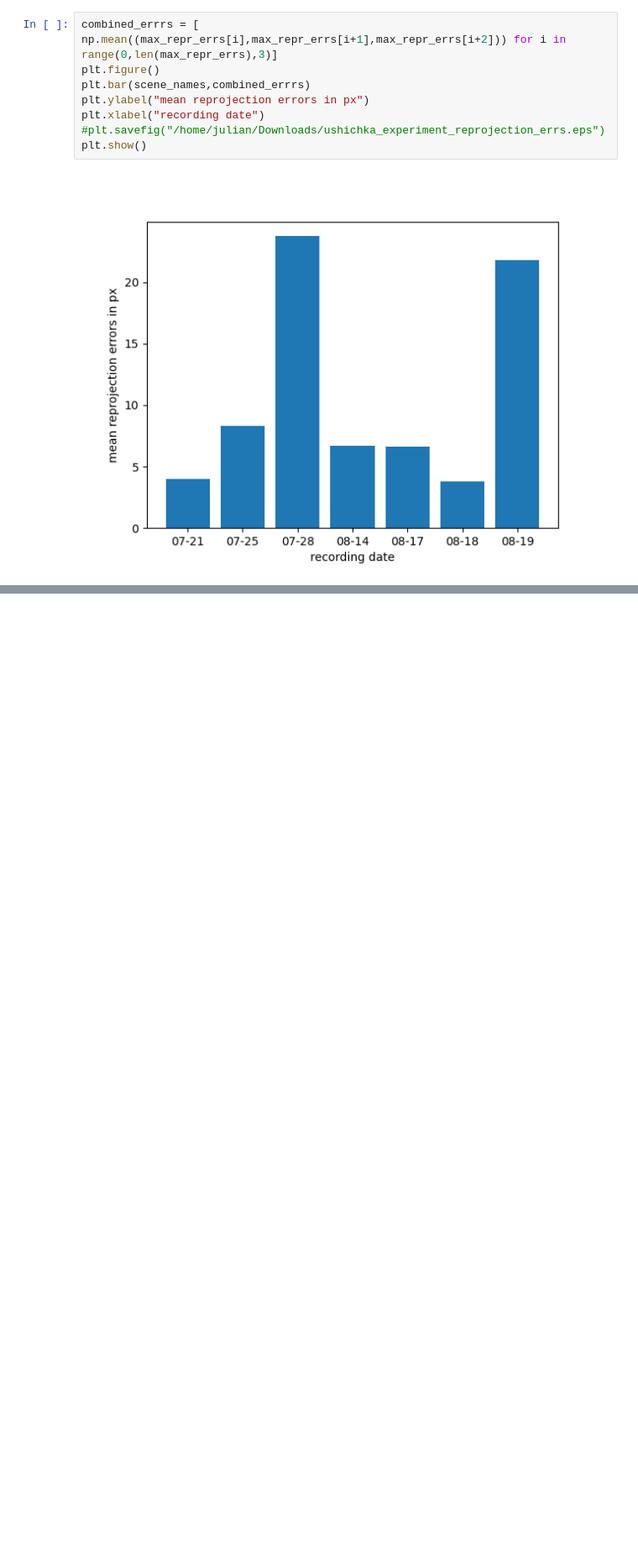
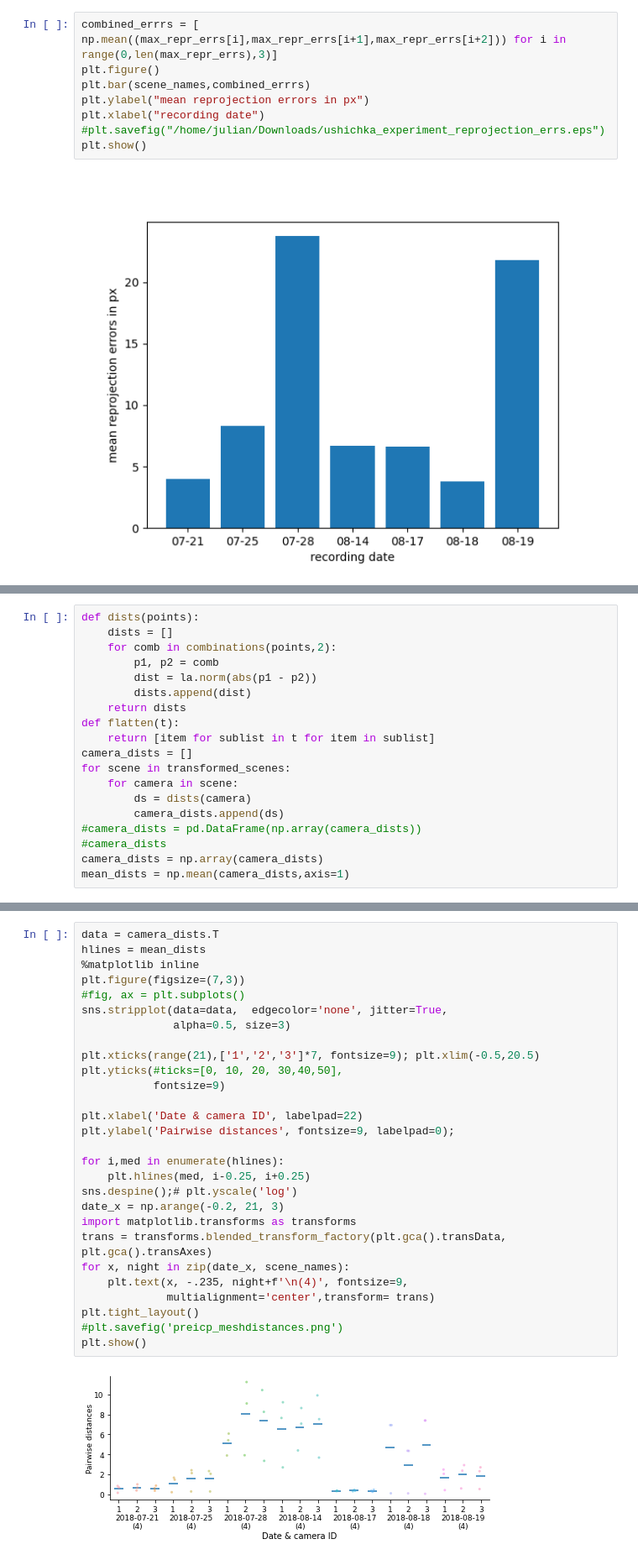
Before and after one commit to ushichka/dmcp, a Jupyter notebook: notebooks/analyze_ushichka_exp.ipynb, the cells around one changed output, grey strips where cells are left out. Shown at 84% size. Drawn from its saved outputs; the diff is of its cells as text; blank space fills up the shorter version.

Commit message:
pairwise estimated camera distances scatter plot

```diff
--- a/notebooks/analyze_ushichka_exp.ipynb
+++ b/notebooks/analyze_ushichka_exp.ipynb
@@ -117,0 +151,19 @@ The PostScript backend does not support transparency; partially transparent arti
+# %%
+def dists(points):
+    dists = []
+    for comb in combinations(points,2):
+        p1, p2 = comb
+        dist = la.norm(abs(p1 - p2))
+        dists.append(dist)
+    return dists
+def flatten(t):
+    return [item for sublist in t for item in sublist]
+camera_dists = []
+for scene in transformed_scenes:
+    for camera in scene:
+        ds = dists(camera)
+        camera_dists.append(ds)
+#camera_dists = pd.DataFrame(np.array(camera_dists))
+#camera_dists
+camera_dists = np.array(camera_dists)
+mean_dists = np.mean(camera_dists,axis=1)
@@ -117,0 +188,30 @@ The PostScript backend does not support transparency; partially transparent arti
+# %%
+data = camera_dists.T
+hlines = mean_dists
+%matplotlib inline
+plt.figure(figsize=(7,3))
+#fig, ax = plt.subplots()
+sns.stripplot(data=data,  edgecolor='none', jitter=True,
+              alpha=0.5, size=3)
+
+plt.xticks(range(21),['1','2','3']*7, fontsize=9); plt.xlim(-0.5,20.5)
+plt.yticks(#ticks=[0, 10, 20, 30,40,50],
+           fontsize=9)
+
+plt.xlabel('Date & camera ID', labelpad=22)
+plt.ylabel('Pairwise distances', fontsize=9, labelpad=0);
+
+for i,med in enumerate(hlines):
+    plt.hlines(med, i-0.25, i+0.25)
+sns.despine();# plt.yscale('log')
+date_x = np.arange(-0.2, 21, 3)
+import matplotlib.transforms as transforms
+trans = transforms.blended_transform_factory(plt.gca().transData, plt.gca().transAxes)
+for x, night in zip(date_x, scene_names):
+    plt.text(x, -.235, night+f'\n(4)', fontsize=9,
+             multialignment='center',transform= trans)
+plt.tight_layout()
+#plt.savefig('preicp_meshdistances.png')
+plt.show()
+# %% [output]
+[figure, added]
```
Also changed, not shown: parts of 7 cells of this notebook, 1 other file.
